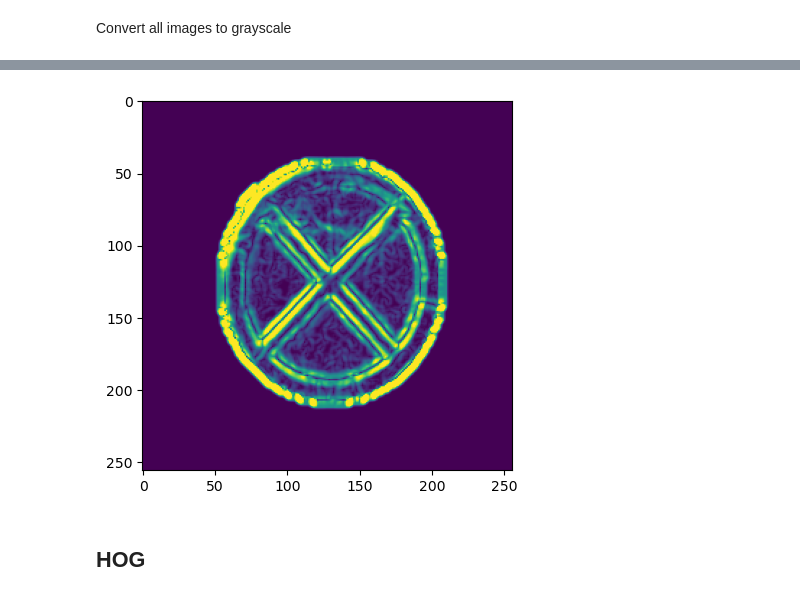
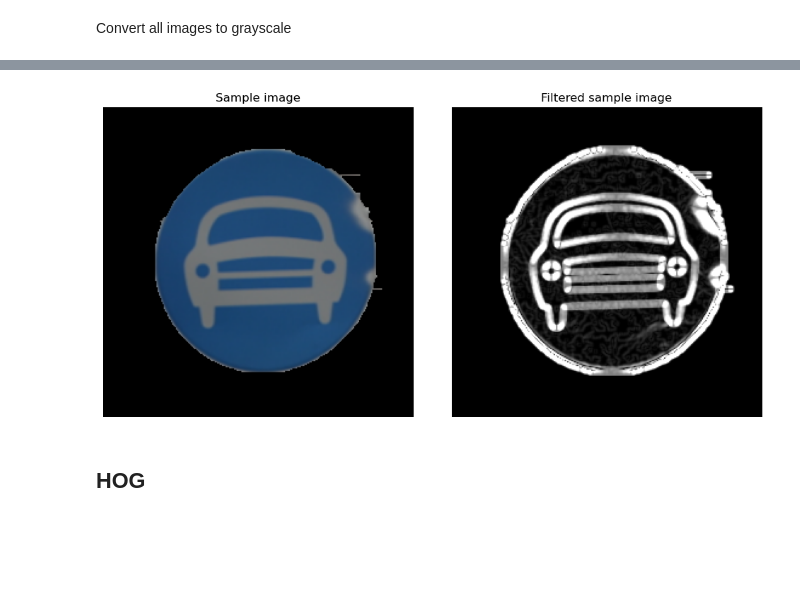
Before and after one commit to TuNguyen312/Traffic-sign-classification, a Jupyter notebook: traffic-sign.ipynb, the cells around one changed output, grey strips where cells are left out. Cells and saved outputs as stored; diff of their text form; code cells hidden in the pictures; blank space fills up the shorter version.

Commit message:
Update sobel filter in ipynb, update figs

```diff
--- a/traffic-sign.ipynb
+++ b/traffic-sign.ipynb
@@ -171,13 +171,3 @@ fig.tight_layout()
 ## Sobel filter ##
 # %% [markdown]
 Convert all images to grayscale
-# %%
-gray_img_ls = []
-# for img in img_ls:
-# rand_index = random.randrange(0, len(hist_features_ls), 1)
-img  = img_ls[rand_index]
-# reduce noise using Gaussian filter
-img =  cv2.GaussianBlur(img, (5, 5), 0);
-plt.imshow(img)
-gray_img = cv2.cvtColor(img, cv2.COLOR_RGB2GRAY)
-# gray_img_ls.append(gray_img)
@@ -186,22 +174,34 @@ gray_img = cv2.cvtColor(img, cv2.COLOR_RGB2GRAY)
 # %%
-# hist_features_ls = np.zeros(shape=(len(img_ls), 256, 256, 1))
+sobel_features_ls = np.zeros(shape=(len(img_ls), 256, 256))
 # %%
 # for i, img in enumerate(gray_img_ls):
 def sobelFilter(img):
-    sobel_features = np.zeros(shape=(256, 256, 1))
     # reduce noise using Gaussian filter
-    img =  cv2.GaussianBlur(img, (5, 5), 0);
+    img =  cv2.GaussianBlur(img, (3, 3), 0);
     gray_img = cv2.cvtColor(img, cv2.COLOR_RGB2GRAY)
     grad_x = cv2.Sobel(gray_img, cv2.CV_64F, 1, 0, ksize= 5)
     grad_y = cv2.Sobel(gray_img, cv2.CV_64F, 0, 1, ksize= 5)
     abs_grad_x = cv2.convertScaleAbs(grad_x)
     abs_grad_y = cv2.convertScaleAbs(grad_y)
     combined_grad = cv2.addWeighted(abs_grad_x, 0.5, abs_grad_y, 0.5, 0)
-    plt.imshow(combined_grad)
+    return combined_grad
 # %%
-sobelFilter(img_ls[rand_index])
+for i, img in enumerate(img_ls):
+    sobel_features_ls[i] = sobelFilter(img)
-# %% [output]
-[figure, removed]
+# %%
+rand_index = random.randrange(0, len(img_ls), 1)
+fig, (ax1, ax2) = plt.subplots(1, 2)
+fig.set_figwidth(10)
+ax1.imshow(img_ls[rand_index])
+ax1.axis("off")
+ax1.title.set_text("Sample image")
+ax2.imshow(sobel_features_ls[rand_index], cmap='gray')
+ax2.axis("off")
+ax2.title.set_text("Filtered sample image")
+fig.tight_layout()
+# fig.savefig("./figs/sobel")
+# %% [output]
+[figure, added]
 # %% [markdown]
 ## HOG ##
 # %% [markdown]
```
Also changed, not shown: parts of 2 cells of this notebook, 1 other file.
